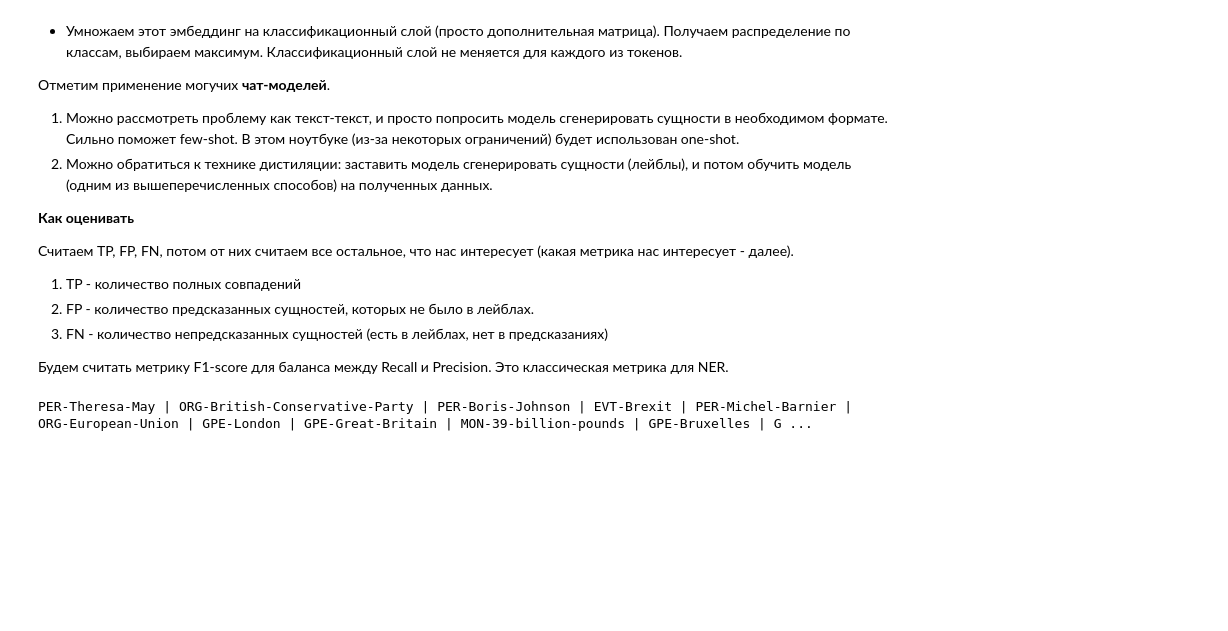
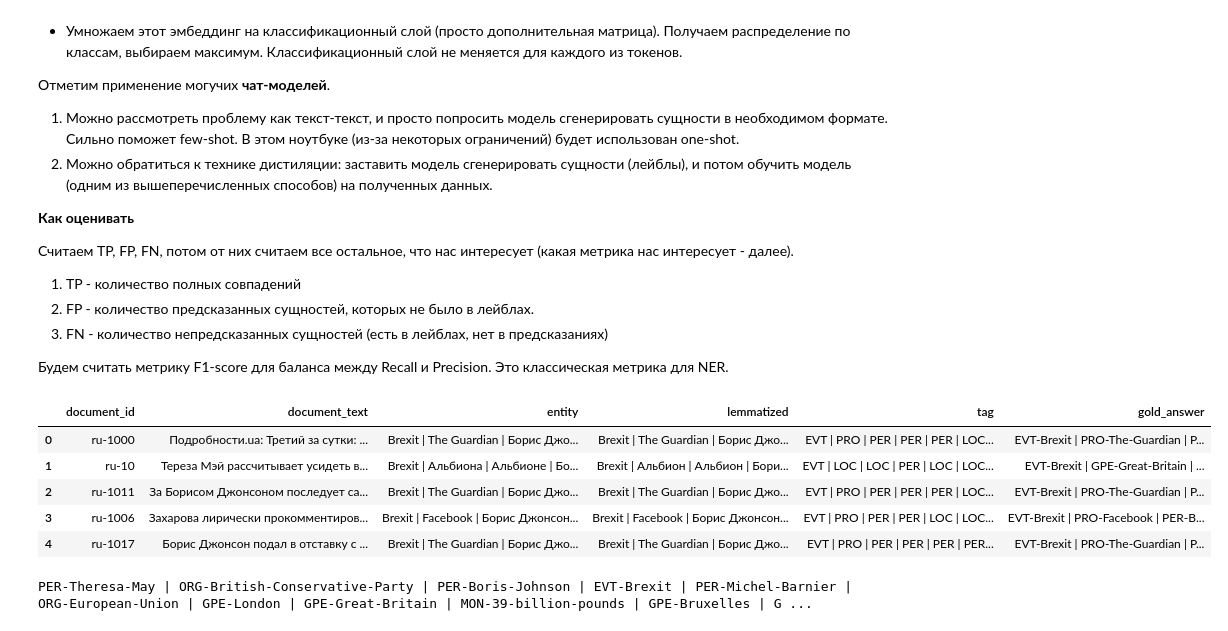
Before and after one commit to defdet/sber-internship-ner, a Jupyter notebook: ner_task.ipynb, the cells around one changed output. Saved outputs shown, nothing was run; the diff lists cells and outputs as text; code cells hidden in the pictures; blank space fills up the shorter version.

```diff
--- a/ner_task.ipynb
+++ b/ner_task.ipynb
@@ -50,33 +50,41 @@ for doc_filename in tqdm(os.listdir(docs_dir)):
     lemmatized = []
     tags = []
 
     with open(label_path, encoding='utf-8') as f:
         label_lines = f.read().splitlines()
         for line in label_lines[1:]:
             parts = line.split('	')
 
             entity = parts[0]
             lemmatized_sample = parts[1]
             tag = parts[2]
             gold_answer = parts[3] # см. комментарий снизу
 
             entities.append(entity)
             lemmatized.append(lemmatized_sample)
             gold_label.append(gold_answer)
             tags.append(tag)
 
     data.append({
         'document_id': document_id,
         'document_text': document_text,
         'entity': " | ".join(entities),
         'lemmatized': " | ".join(lemmatized),
         'tag': " | ".join(tags),
         'gold_answer': " | ".join(gold_label)
     })
 
 df = pd.DataFrame(data, columns=['document_id', 'document_text', 'entity', 'lemmatized', 'tag', 'gold_answer'])
+df.head()
 
 # Хочу отметить, что в разметке используется тег GPE (Geopolitical entity) в gold answers, такого тега нет среди указанных пяти
+# %% [output]
+|  | document_id | document_text | entity | lemmatized | tag | gold_answer |
+| 0 | ru-1000 | Подробности.ua: Третий за сутки: ... | Brexit | The Guardian | Борис Джо... | Brexit | The Guardian | Борис Джо... | EVT | PRO | PER | PER | PER | LOC... | EVT-Brexit | PRO-The-Guardian | P... |
+| 1 | ru-10 | Тереза Мэй рассчитывает усидеть в... | Brexit | Альбиона | Альбионе | Бо... | Brexit | Альбион | Альбион | Бори... | EVT | LOC | LOC | PER | LOC | LOC... | EVT-Brexit | GPE-Great-Britain | ... |
+| 2 | ru-1011 | За Борисом Джонсоном последует са... | Brexit | The Guardian | Борис Джо... | Brexit | The Guardian | Борис Джо... | EVT | PRO | PER | PER | PER | LOC... | EVT-Brexit | PRO-The-Guardian | P... |
+| 3 | ru-1006 | Захарова лирически прокомментиров... | Brexit | Facebook | Борис Джонсон... | Brexit | Facebook | Борис Джонсон... | EVT | PRO | PER | PER | LOC | LOC... | EVT-Brexit | PRO-Facebook | PER-B... |
+| 4 | ru-1017 | Борис Джонсон подал в отставку с ... | Brexit | The Guardian | Борис Джо... | Brexit | The Guardian | Борис Джо... | EVT | PRO | PER | PER | PER | PER... | EVT-Brexit | PRO-The-Guardian | P... |
 # %%
 EXAMPLE_TEXT = """
 , 16:37 REGNUM 8 октября в Пакистане пройдёт слушание по делу Азии Норин , более известной как Азия Биби, христианки из провинции Пакистана Панджаб, столица город Лахор, обвиняемой в оскорблении пророка Мухаммеда по статье 295 части C Уголовного кодекса Пакистана за богохульство. Дело Азии Биби рассматривается с 2009 года, все это время она находится в тюрьме. Как сообщает индийская газета Джагран, апелляцию о пересмотре дела Азии Биби, приговорённой к смертной казни по статье за богохульство, подал ее муж, надеясь на милосердие суда. Это не первая апелляцию, которую подают неравнодушные к делу Азии Биби, а также к положению христиан в Пакистане. Активно поддерживает женщину и мировое сообщество. Так, бывший президент Франции Николя Саркози в прошлом обещал предоставить женщине политическое убежище во Франции, а Патриарх Московский и всея Руси Кирилл в 2014 году отправлял тогдашнему президенту Пакистана Мамнулу Хусейну послание с просьбой помиловать женщину. Грядущее слушание дела воспринимается миром как испытание для Пакистана на толерантность по отношению к меньшинствам. Дело Азии Биби вызывает общественный резонанс в Пакистане. поддерживающие ее губернатор Панджаба Салман Тасир , а также федеральный министр по делам национальных меньшинств и единственный христианин в тогдашнем правительстве Шахбаз Бхатти были убиты религиозными фанатиками.
```
Also changed, not shown: parts of 1 cell of this notebook.
